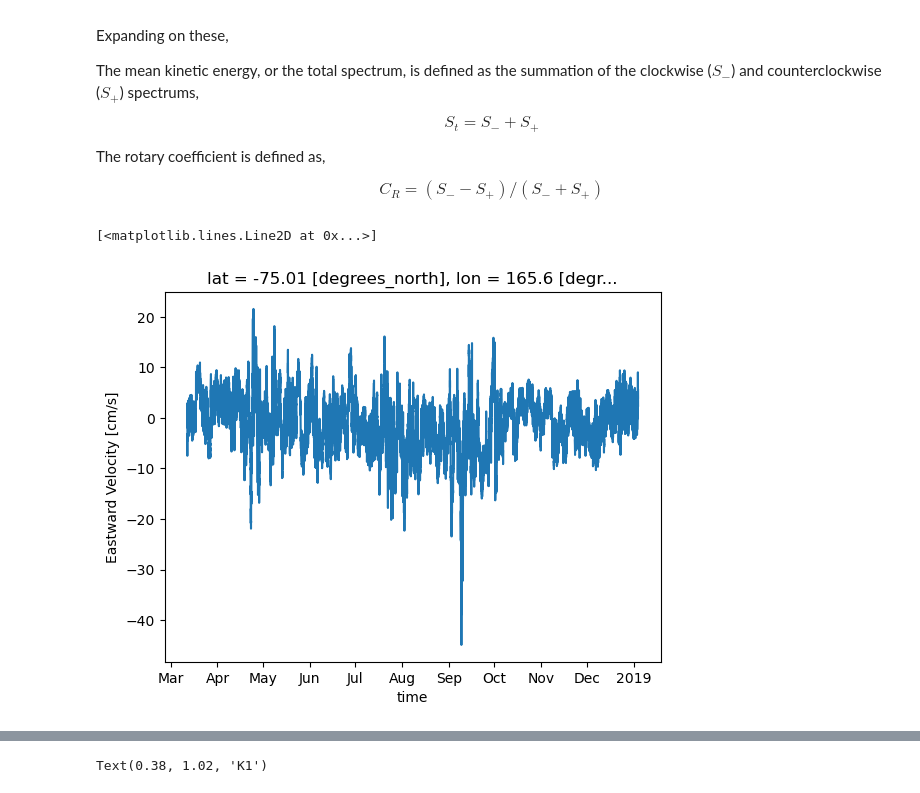
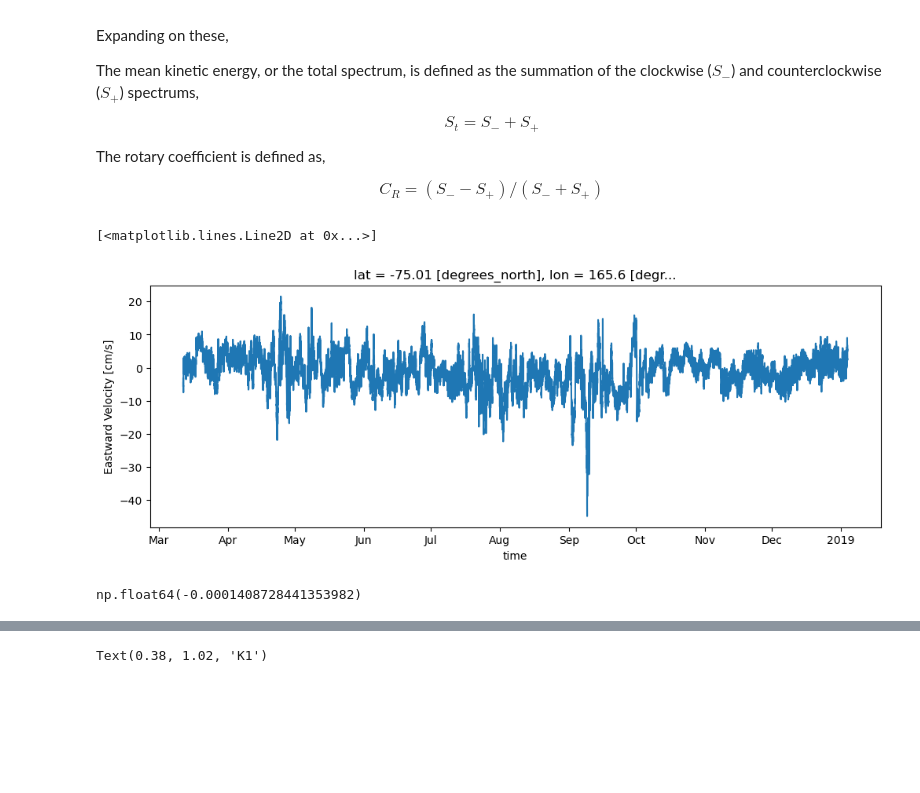
Before and after one commit to MackenzieBlanusa/TNB_tools, a Jupyter notebook: MastersThesis/rotaryspectra_ctd - Copy.ipynb, the cells around one changed output, grey strips where cells are left out. Saved outputs shown, nothing was run; the diff lists cells and outputs as text; code cells hidden in the pictures; blank space fills up the shorter version.

```diff
--- a/MastersThesis/rotaryspectra_ctd - Copy.ipynb
+++ b/MastersThesis/rotaryspectra_ctd - Copy.ipynb
@@ -46,14 +46,18 @@ import gsw
 # DELL
 vel = xr.open_dataset("//thepenguin/penguin2/Data/TNB/mooring/LDEO/2018_19 Araon Cruise (ANA09B) - NIWAMooringRetrieval/Data/TNBD/working/tnbd_2018_vel_bot_1093.nc")
 # %%
-vel.u.plot()
+vel.u.plot(figsize=(12,4))
 # %% [output]
 [<matplotlib.lines.Line2D at 0x...>]
-[figure, old version]
+[figure, new version]
 # %%
 f = gsw.f(-75)
 # intertial frequency [cpd]
 f_inertial = np.abs(f) * 86400 / (2*np.pi)
+# %%
+f
+# %% [output]
+np.float64(-0.0001408728441353982)
 # %%
 # step 1: define u, v, fs, and nperseg (to be used in power spectra calculation)
 u = vel.u
```
Also changed, not shown: parts of 20 cells of this notebook, 1 other file.
